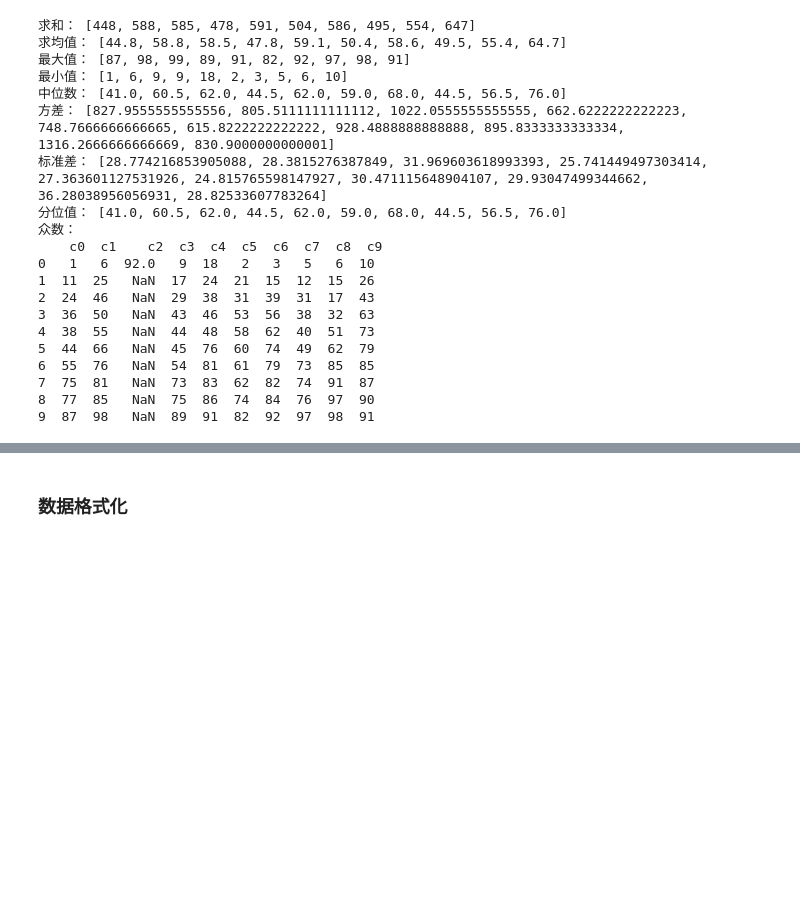
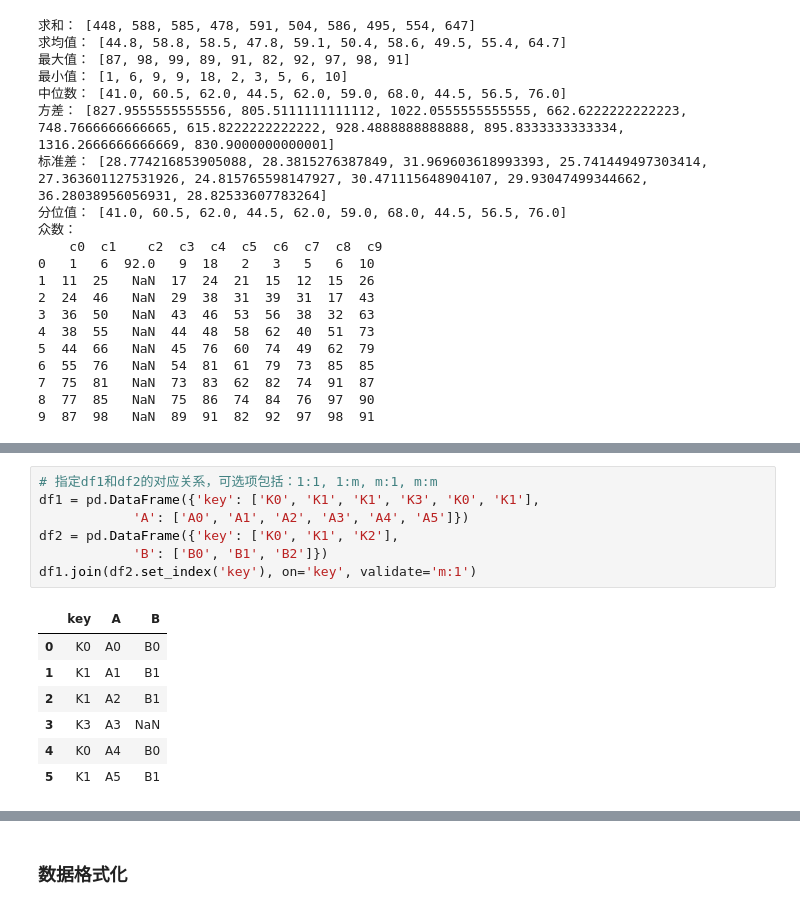
Before and after one commit to ElwinGao4444/colab, a Jupyter notebook: Pandas.ipynb, the cells around one changed output, grey strips where cells are left out. Drawn from its saved outputs; the diff is of its cells as text; blank space fills up the shorter version.

```diff
--- a/Pandas.ipynb
+++ b/Pandas.ipynb
@@ -972,0 +1022,15 @@ print('众数：\n', df.mode())
+# %%
+# 指定df1和df2的对应关系，可选项包括：1:1, 1:m, m:1, m:m
+df1 = pd.DataFrame({'key': ['K0', 'K1', 'K1', 'K3', 'K0', 'K1'],
+            'A': ['A0', 'A1', 'A2', 'A3', 'A4', 'A5']})
+df2 = pd.DataFrame({'key': ['K0', 'K1', 'K2'],
+            'B': ['B0', 'B1', 'B2']})
+df1.join(df2.set_index('key'), on='key', validate='m:1')
+# %% [output]
+|  | key | A | B |
+| 0 | K0 | A0 | B0 |
+| 1 | K1 | A1 | B1 |
+| 2 | K1 | A2 | B1 |
+| 3 | K3 | A3 | NaN |
+| 4 | K0 | A4 | B0 |
+| 5 | K1 | A5 | B1 |
```
Also changed, not shown: parts of 7 cells of this notebook.
